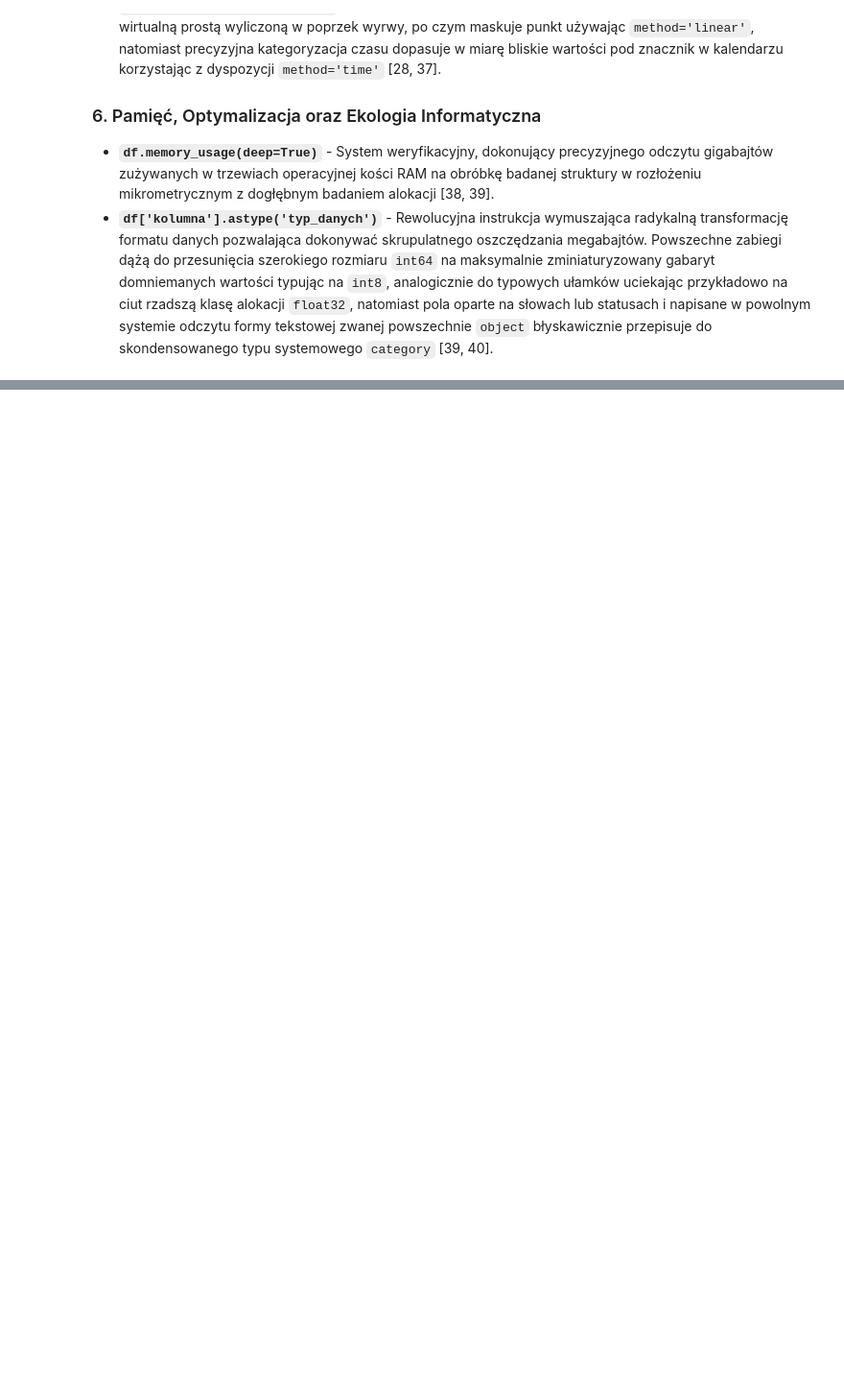
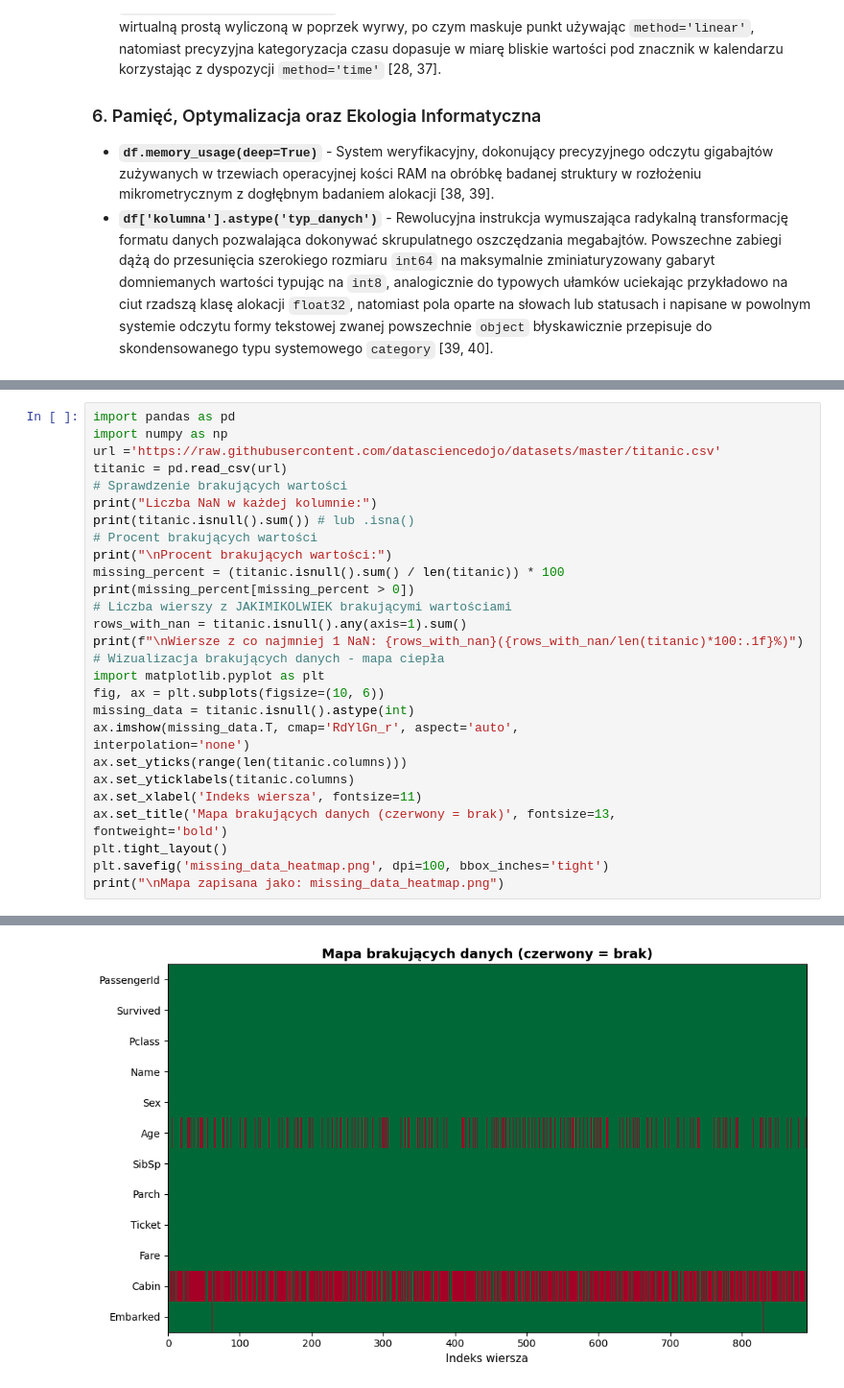
Before and after one commit to EwelinaNiewczas00/end-to-end-data-science, a Jupyter notebook: Prace_Domowe/Ćwiczenia_11.ipynb, the cells around one changed output, grey strips where cells are left out. Shown at 96% size. Cells and saved outputs as stored; diff of their text form; blank space fills up the shorter version.

```diff
--- a/Prace_Domowe/Ćwiczenia_11.ipynb
+++ b/Prace_Domowe/Ćwiczenia_11.ipynb
@@ -68,0 +515,30 @@ dfsd
+# %%
+import pandas as pd
+import numpy as np
+url ='https://raw.githubusercontent.com/datasciencedojo/datasets/master/titanic.csv'
+titanic = pd.read_csv(url)
+# Sprawdzenie brakujących wartości
+print("Liczba NaN w każdej kolumnie:")
+print(titanic.isnull().sum()) # lub .isna()
+# Procent brakujących wartości
+print("\nProcent brakujących wartości:")
+missing_percent = (titanic.isnull().sum() / len(titanic)) * 100
+print(missing_percent[missing_percent > 0])
+# Liczba wierszy z JAKIMIKOLWIEK brakującymi wartościami
+rows_with_nan = titanic.isnull().any(axis=1).sum()
+print(f"\nWiersze z co najmniej 1 NaN: {rows_with_nan}({rows_with_nan/len(titanic)*100:.1f}%)")
+# Wizualizacja brakujących danych - mapa ciepła
+import matplotlib.pyplot as plt
+fig, ax = plt.subplots(figsize=(10, 6))
+missing_data = titanic.isnull().astype(int)
+ax.imshow(missing_data.T, cmap='RdYlGn_r', aspect='auto',
+interpolation='none')
+ax.set_yticks(range(len(titanic.columns)))
+ax.set_yticklabels(titanic.columns)
+ax.set_xlabel('Indeks wiersza', fontsize=11)
+ax.set_title('Mapa brakujących danych (czerwony = brak)', fontsize=13,
+fontweight='bold')
+plt.tight_layout()
+plt.savefig('missing_data_heatmap.png', dpi=100, bbox_inches='tight')
+print("\nMapa zapisana jako: missing_data_heatmap.png")
+# %% [output]
@@ -68,0 +562 @@ dfsd
+[figure, added]
```
Also changed, not shown: parts of 19 cells of this notebook, 4 other files.
